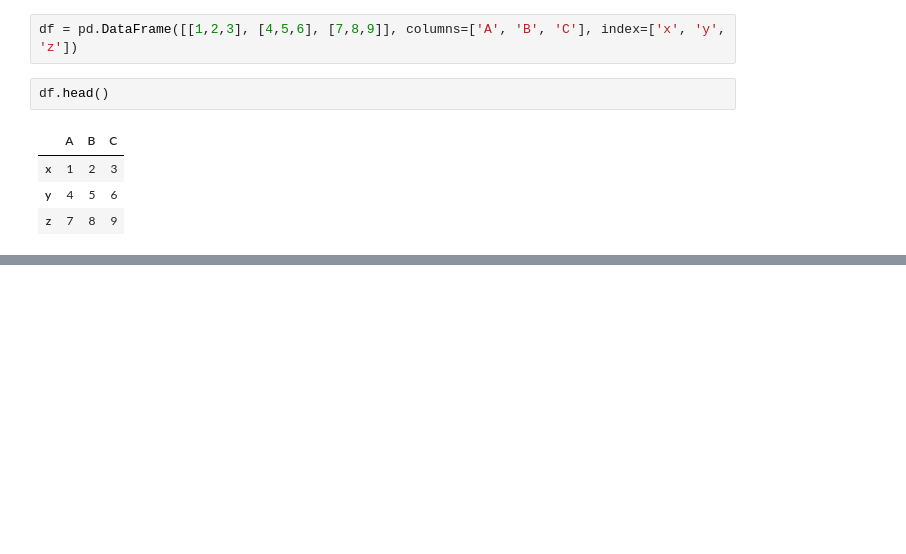
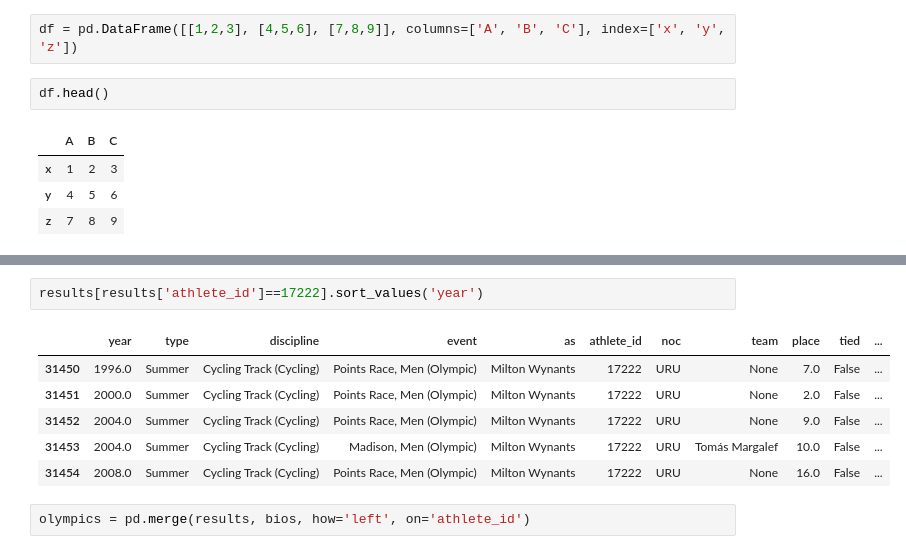
Before and after one commit to rlefebre/complete-pandas-tutorial, a Jupyter notebook: my_tests.ipynb, the cells around one changed output, grey strips where cells are left out. Cells and saved outputs as stored; diff of their text form; blank space fills up the shorter version.

```diff
--- a/my_tests.ipynb
+++ b/my_tests.ipynb
@@ -11,0 +79,11 @@ df.head()
+# %%
+results[results['athlete_id']==17222].sort_values('year')
+# %% [output]
+|  | year | type | discipline | event | as | athlete_id | noc | team | place | tied | ... |
+| 31450 | 1996.0 | Summer | Cycling Track (Cycling) | Points Race, Men (Olympic) | Milton Wynants | 17222 | URU | None | 7.0 | False | ... |
+| 31451 | 2000.0 | Summer | Cycling Track (Cycling) | Points Race, Men (Olympic) | Milton Wynants | 17222 | URU | None | 2.0 | False | ... |
+| 31452 | 2004.0 | Summer | Cycling Track (Cycling) | Points Race, Men (Olympic) | Milton Wynants | 17222 | URU | None | 9.0 | False | ... |
+| 31453 | 2004.0 | Summer | Cycling Track (Cycling) | Madison, Men (Olympic) | Milton Wynants | 17222 | URU | Tomás Margalef | 10.0 | False | ... |
+| 31454 | 2008.0 | Summer | Cycling Track (Cycling) | Points Race, Men (Olympic) | Milton Wynants | 17222 | URU | None | 16.0 | False | ... |
+# %%
+olympics = pd.merge(results, bios, how='left', on='athlete_id')
```
Also changed, not shown: parts of 14 cells of this notebook, 3 other files.
